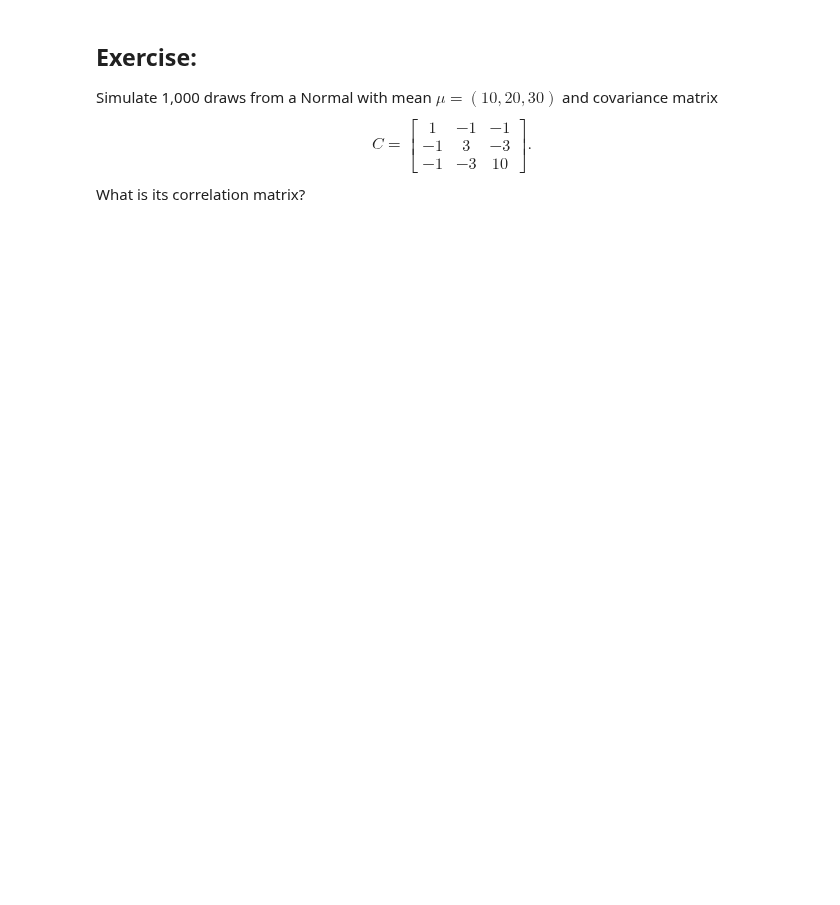
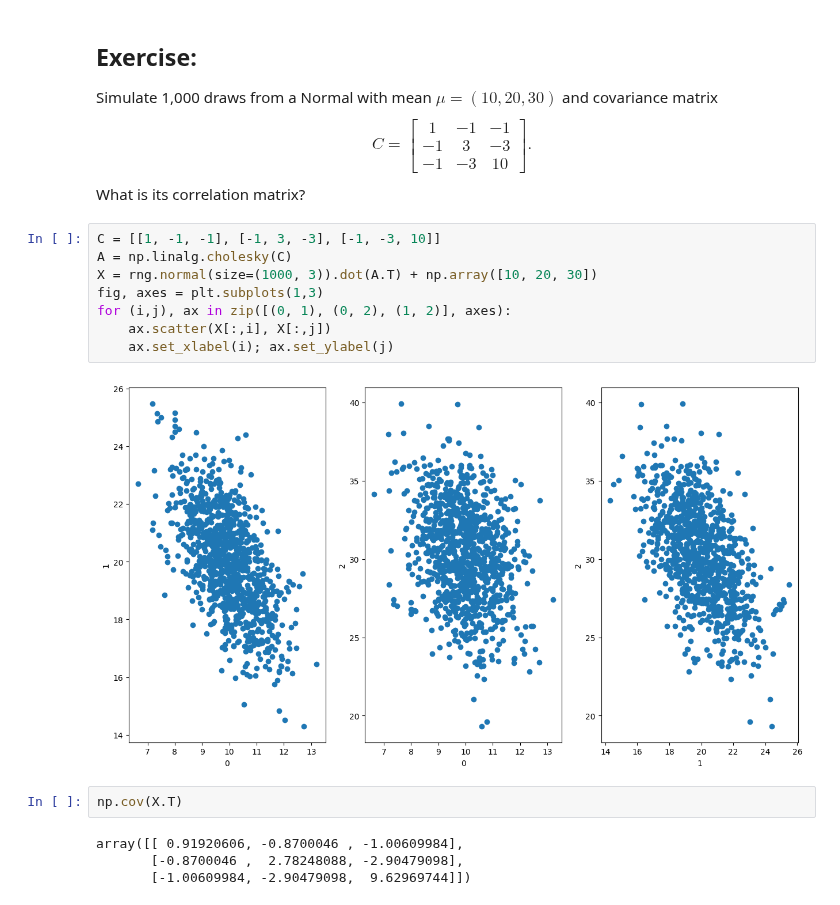
Before and after one commit to UOdsci/dsci345, a Jupyter notebook: class_material/slides/Week_06_Covariance.ipynb, the cells around one changed output. Drawn from its saved outputs; the diff is of its cells as text; blank space fills up the shorter version.

```diff
--- a/class_material/slides/Week_06_Covariance.ipynb
+++ b/class_material/slides/Week_06_Covariance.ipynb
@@ -228,3 +229,19 @@ $$
     \end{bmatrix} .
 $$
 What is its correlation matrix?
+# %%
+C = [[1, -1, -1], [-1, 3, -3], [-1, -3, 10]]
+A = np.linalg.cholesky(C)
+X = rng.normal(size=(1000, 3)).dot(A.T) + np.array([10, 20, 30])
+fig, axes = plt.subplots(1,3)
+for (i,j), ax in zip([(0, 1), (0, 2), (1, 2)], axes):
+    ax.scatter(X[:,i], X[:,j])
+    ax.set_xlabel(i); ax.set_ylabel(j)
+# %% [output]
+[figure, added]
+# %%
+np.cov(X.T)
+# %% [output]
+array([[ 0.91920606, -0.8700046 , -1.00609984],
+       [-0.8700046 ,  2.78248088, -2.90479098],
+       [-1.00609984, -2.90479098,  9.62969744]])
```
Also changed, not shown: parts of 1 cell of this notebook, 3 other files.
